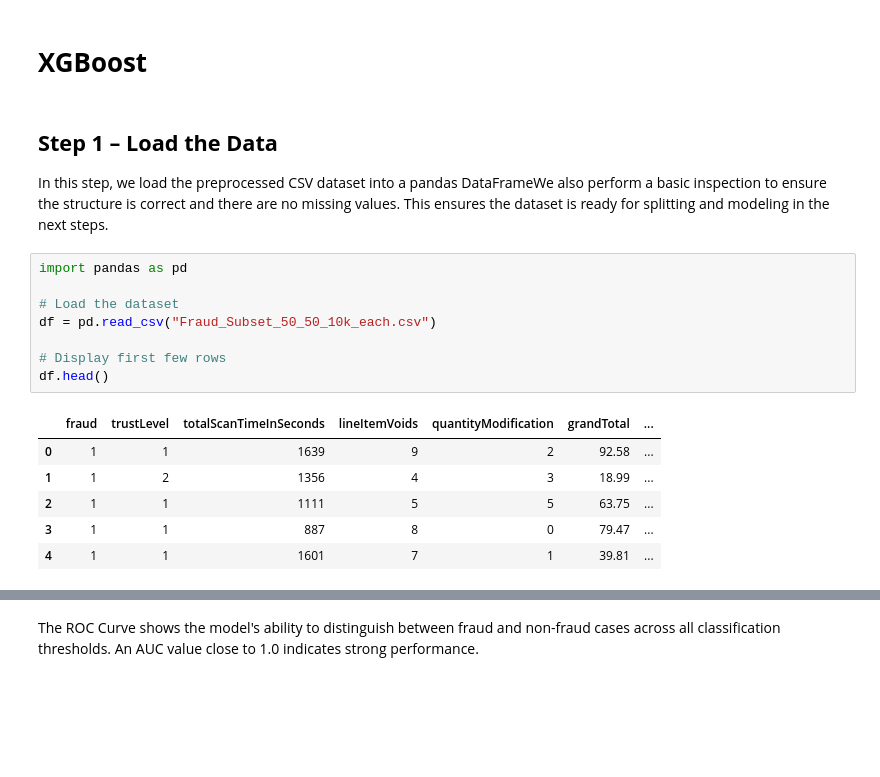
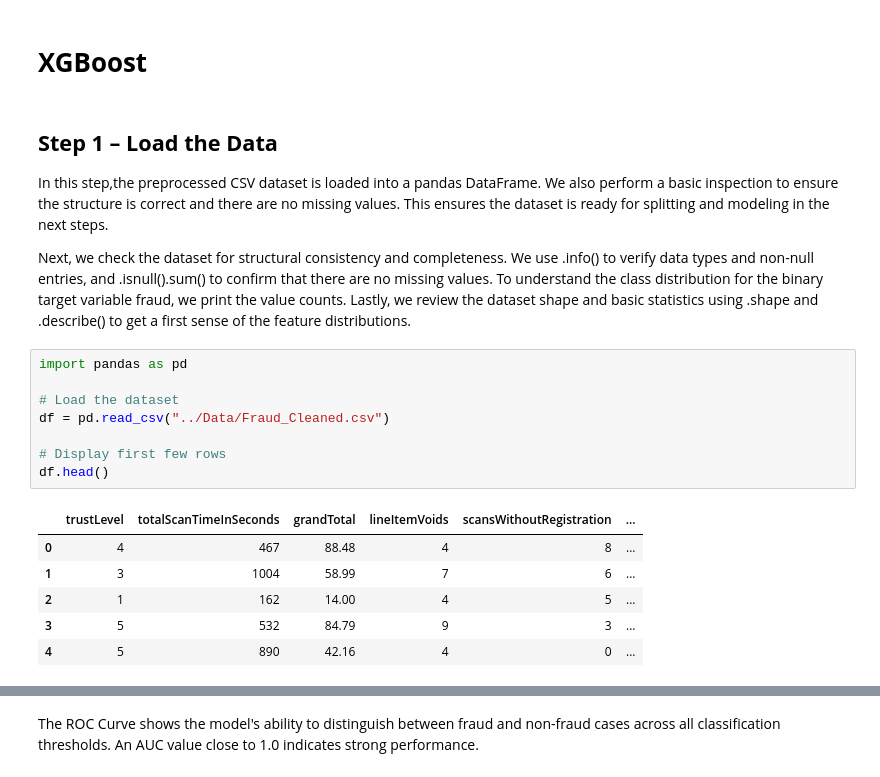
Before and after one commit to ryan1480/Analytics_Project, a Jupyter notebook: Code/XGBoost.ipynb, the cells around one changed output, grey strips where cells are left out. Drawn from its saved outputs; the diff is of its cells as text; blank space fills up the shorter version.

```diff
--- a/Code/XGBoost.ipynb
+++ b/Code/XGBoost.ipynb
@@ -3,22 +3,24 @@
 # %% [markdown]
 ## **Step 1 – Load the Data** ##
 
-In this step, we load the preprocessed CSV dataset into a pandas DataFrameWe also perform a basic inspection to ensure the structure is correct and there are no missing values. This ensures the dataset is ready for splitting and modeling in the next steps.
+In this step,the preprocessed CSV dataset is loaded into a pandas DataFrame. We also perform a basic inspection to ensure the structure is correct and there are no missing values. This ensures the dataset is ready for splitting and modeling in the next steps.
+
+Next, we check the dataset for structural consistency and completeness. We use .info() to verify data types and non-null entries, and .isnull().sum() to confirm that there are no missing values. To understand the class distribution for the binary target variable fraud, we print the value counts. Lastly, we review the dataset shape and basic statistics using .shape and .describe() to get a first sense of the feature distributions.
 # %%
 import pandas as pd
 
 # Load the dataset
-df = pd.read_csv("Fraud_Subset_50_50_10k_each.csv")
+df = pd.read_csv("../Data/Fraud_Cleaned.csv")
 
 # Display first few rows
 df.head()
 # %% [output]
-|  | fraud | trustLevel | totalScanTimeInSeconds | lineItemVoids | quantityModification | grandTotal | ... |
-| 0 | 1 | 1 | 1639 | 9 | 2 | 92.58 | ... |
-| 1 | 1 | 2 | 1356 | 4 | 3 | 18.99 | ... |
-| 2 | 1 | 1 | 1111 | 5 | 5 | 63.75 | ... |
-| 3 | 1 | 1 | 887 | 8 | 0 | 79.47 | ... |
-| 4 | 1 | 1 | 1601 | 7 | 1 | 39.81 | ... |
+|  | trustLevel | totalScanTimeInSeconds | grandTotal | lineItemVoids | scansWithoutRegistration | ... |
+| 0 | 4 | 467 | 88.48 | 4 | 8 | ... |
+| 1 | 3 | 1004 | 58.99 | 7 | 6 | ... |
+| 2 | 1 | 162 | 14.00 | 4 | 5 | ... |
+| 3 | 5 | 532 | 84.79 | 9 | 3 | ... |
+| 4 | 5 | 890 | 42.16 | 4 | 0 | ... |
 # %%
 # Check for basic structure and null values
 df.info()
```
Also changed, not shown: parts of 31 cells of this notebook, 1 other file.
